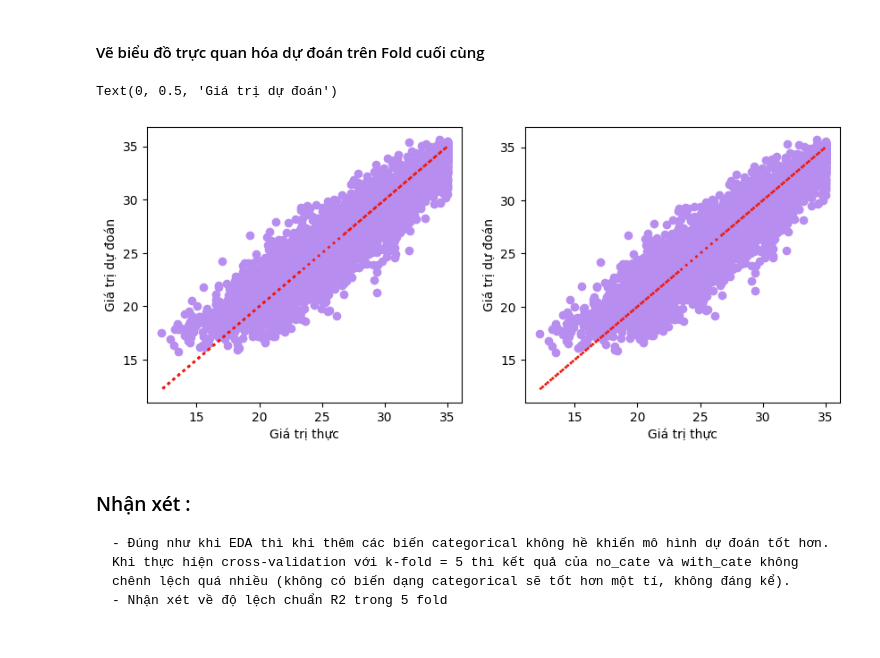
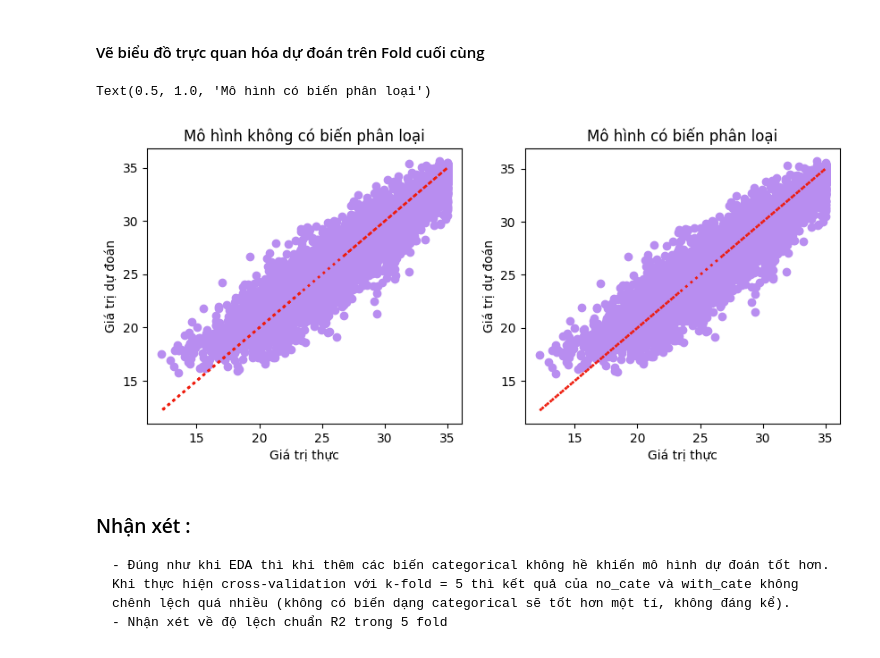
Before and after one commit to nahrixt0710/Life-Style-Data-Analysis, a Jupyter notebook: src/model.ipynb, the cells around one changed output. Cells and saved outputs as stored; diff of their text form; code cells hidden in the pictures.

```diff
--- a/src/model.ipynb
+++ b/src/model.ipynb
@@ -298,23 +304,23 @@ label(ax[1, 1], bars[1], mse_scores_.mean())
 # %%
 color_1 = '#b88df0'
 color_2 = "#ee1c0d"
 
 fig, ax = plt.subplots(1, 2, figsize=(10,4))
 
 ax[0].scatter(y_val, y_pred, color=color_1)
 ax[0].plot(y_val, y_val, color=color_2, linewidth=2, linestyle=':')
 ax[0].set_xlabel('Giá trị thực')
 ax[0].set_ylabel('Giá trị dự đoán')
 ax[0].set_title("Mô hình không có biến phân loại")
 
 ax[1].scatter(y_val_, y_pred_, color=color_1)
 ax[1].plot(y_val_, y_val_, color=color_2, linewidth=2, linestyle=':')
 ax[1].set_xlabel('Giá trị thực')
 ax[1].set_ylabel('Giá trị dự đoán')
-ax[0].set_title("Mô hình có biến phân loại")
+ax[1].set_title("Mô hình có biến phân loại")
 # %% [output]
-Text(0, 0.5, 'Giá trị dự đoán')
+Text(0.5, 1.0, 'Mô hình có biến phân loại')
-[figure, old version]
+[figure, new version]
 # %% [markdown]
 ### Nhận xét :
 
```
Also changed, not shown: parts of 2 cells of this notebook.
